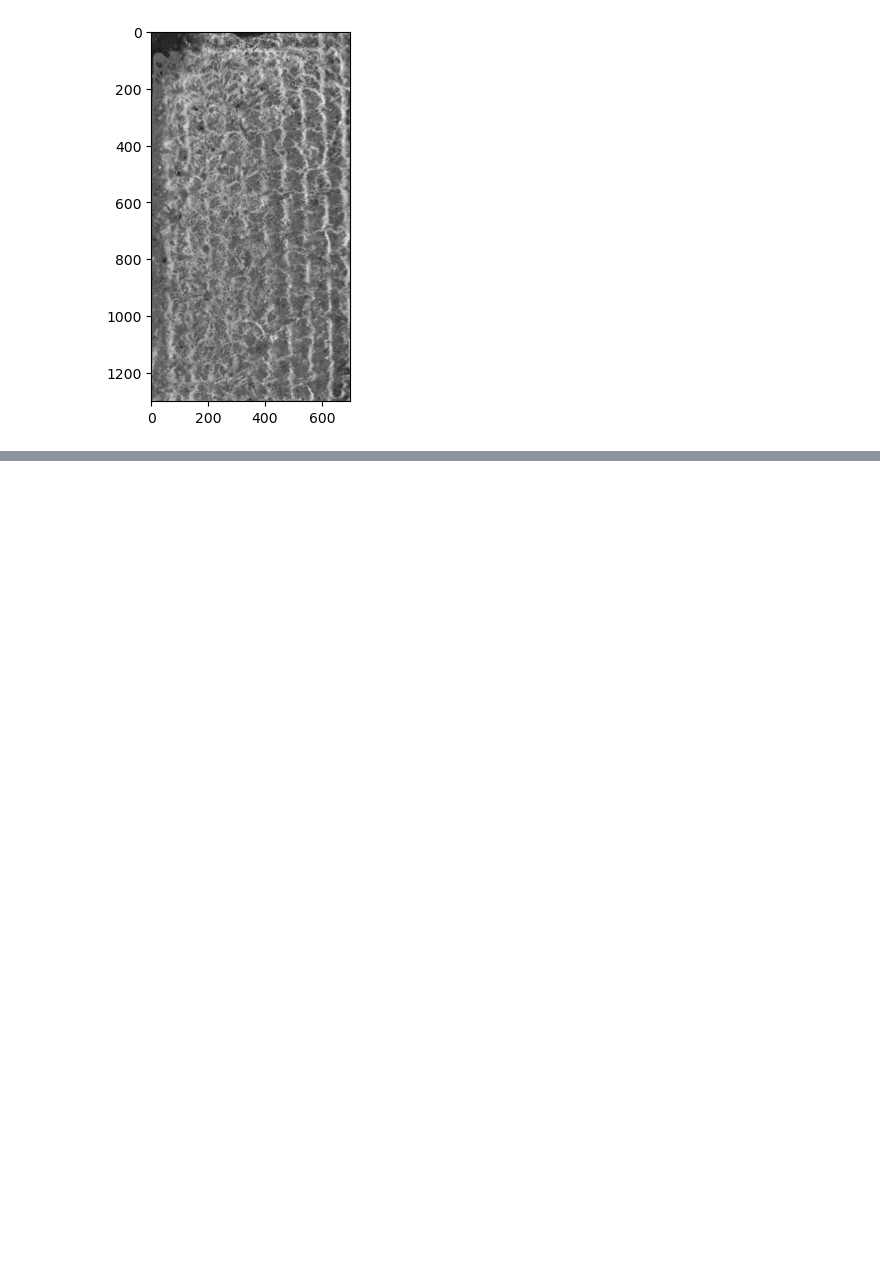
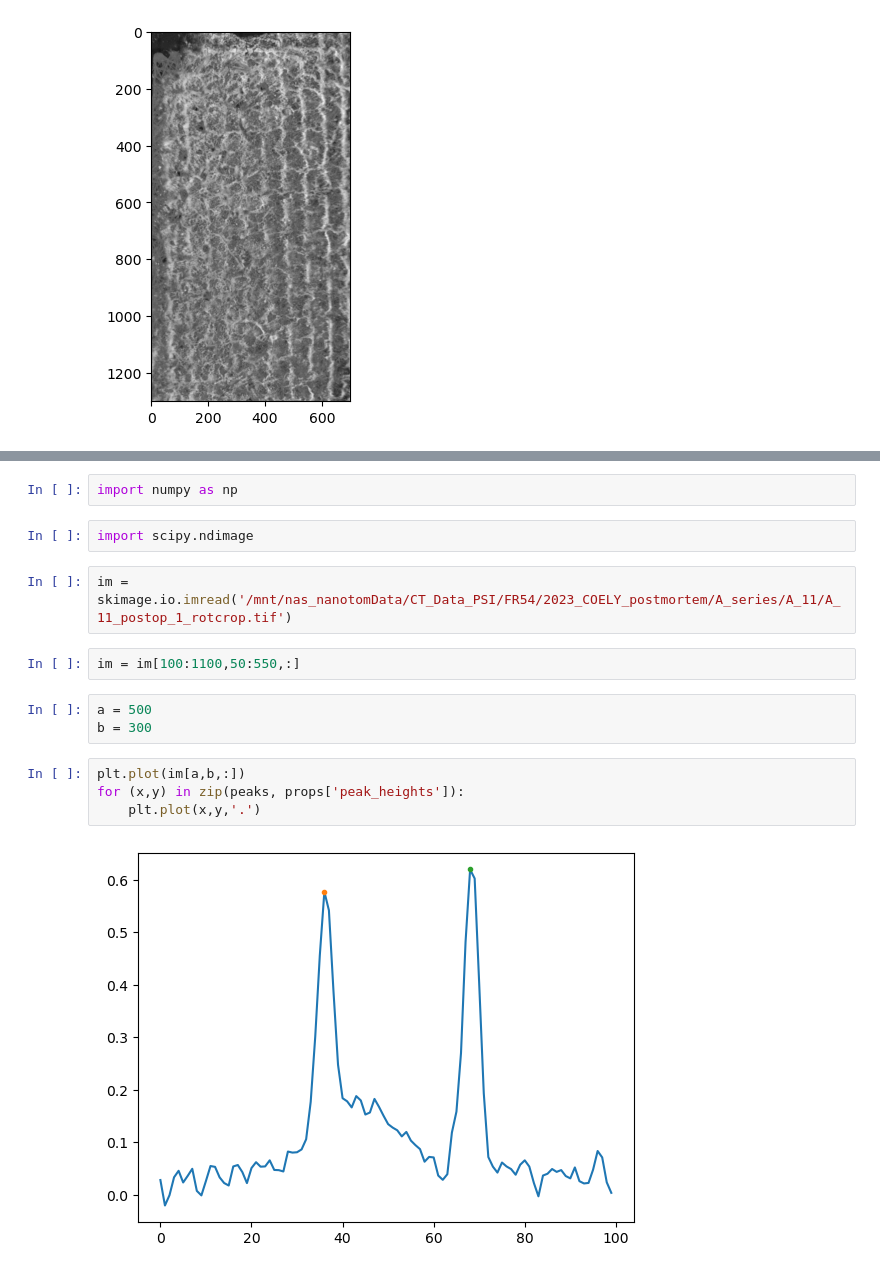
Before and after one commit to Pescatore23/coely_postmortem, a Jupyter notebook: 99_testing.ipynb, the cells around one changed output, grey strips where cells are left out. Saved outputs shown, nothing was run; the diff lists cells and outputs as text; blank space fills up the shorter version.

```diff
--- a/99_testing.ipynb
+++ b/99_testing.ipynb
@@ -99,0 +110,17 @@ plt.imshow(cropped.max(axis=2), 'gray')
+# %%
+import numpy as np
+# %%
+import scipy.ndimage
+# %%
+im = skimage.io.imread('/mnt/nas_nanotomData/CT_Data_PSI/FR54/2023_COELY_postmortem/A_series/A_11/A_11_postop_1_rotcrop.tif')
+# %%
+im = im[100:1100,50:550,:]
+# %%
+a = 500
+b = 300
+# %%
+plt.plot(im[a,b,:])
+for (x,y) in zip(peaks, props['peak_heights']):
+    plt.plot(x,y,'.')
+# %% [output]
+[figure, added]
```
Also changed, not shown: parts of 11 cells of this notebook.
